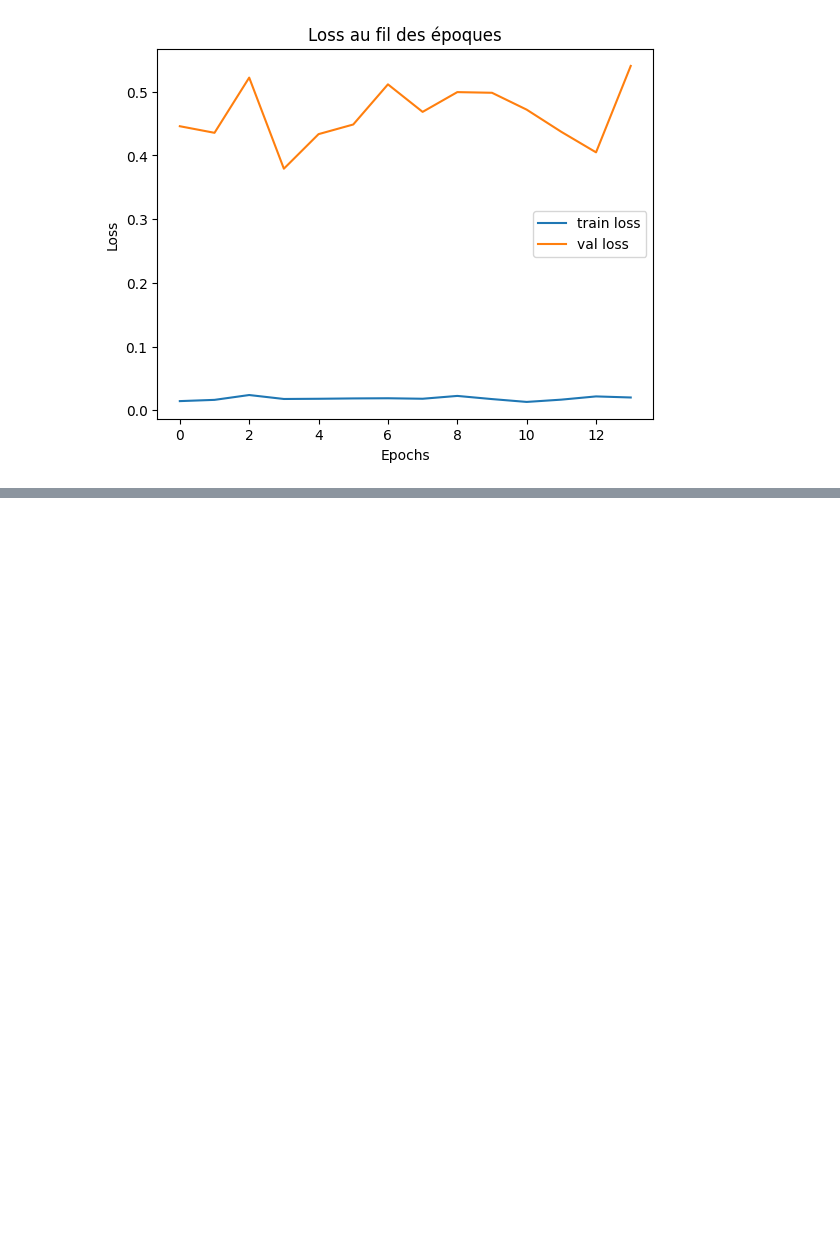
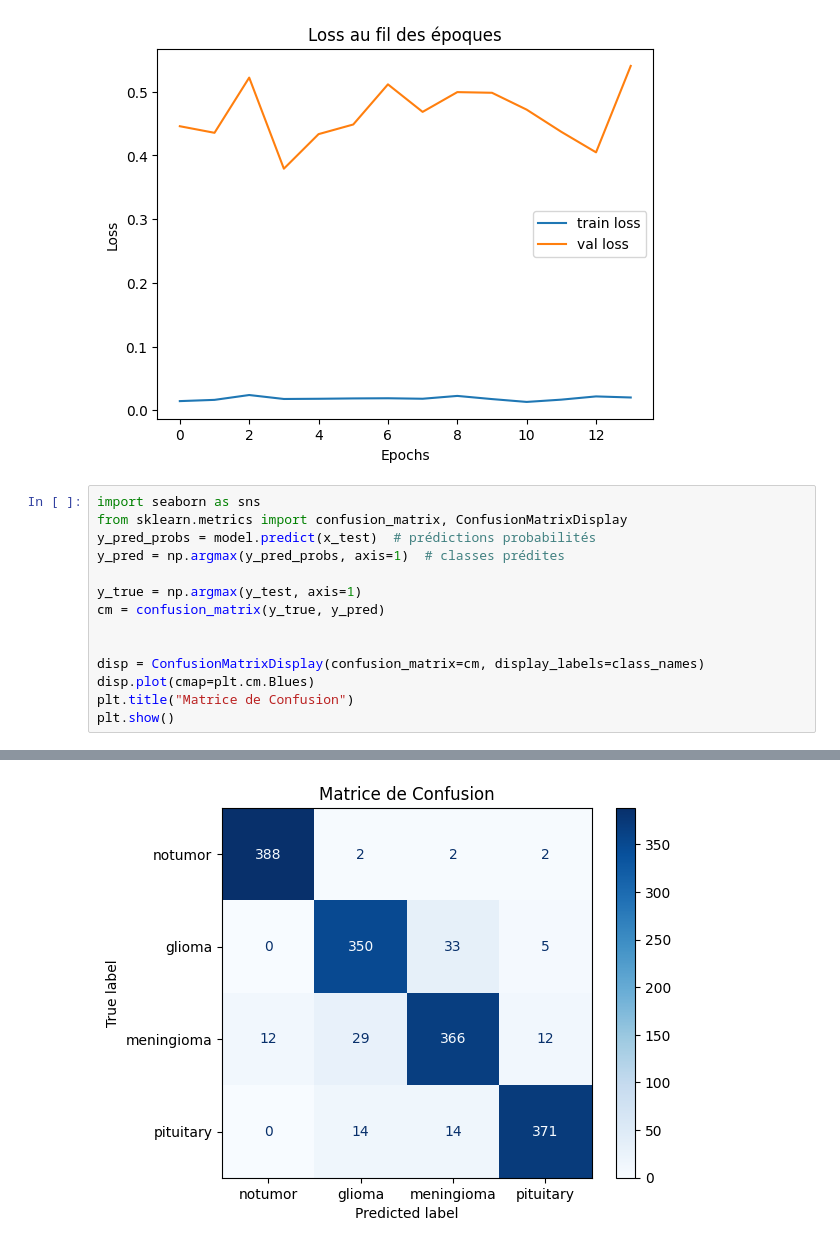
Before and after one commit to abirmes/BrainScan, a Jupyter notebook: tests.ipynb, the cells around one changed output, grey strips where cells are left out. Drawn from its saved outputs; the diff is of its cells as text; blank space fills up the shorter version.

Commit message:
matrice de confusion dans le test

```diff
--- a/tests.ipynb
+++ b/tests.ipynb
@@ -354,3 +354,18 @@ plt.show()
 # %% [output]
 [figure]
 [figure]
+# %%
+import seaborn as sns
+from sklearn.metrics import confusion_matrix, ConfusionMatrixDisplay
+y_pred_probs = model.predict(x_test)  # prédictions probabilités
+y_pred = np.argmax(y_pred_probs, axis=1)  # classes prédites
+
+y_true = np.argmax(y_test, axis=1)
+cm = confusion_matrix(y_true, y_pred)
+
+
+disp = ConfusionMatrixDisplay(confusion_matrix=cm, display_labels=class_names)
+disp.plot(cmap=plt.cm.Blues)
+plt.title("Matrice de Confusion")
+plt.show()
+# %% [output]
@@ -356,0 +373 @@ plt.show()
+[figure, added]
```
Also changed, not shown: parts of 2 cells of this notebook, 2 other files.
